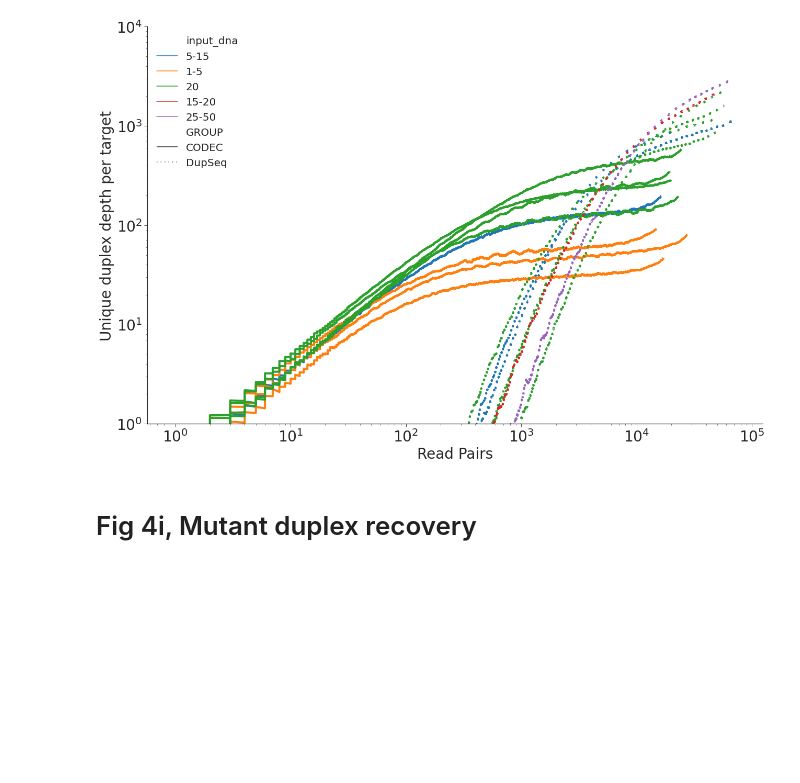
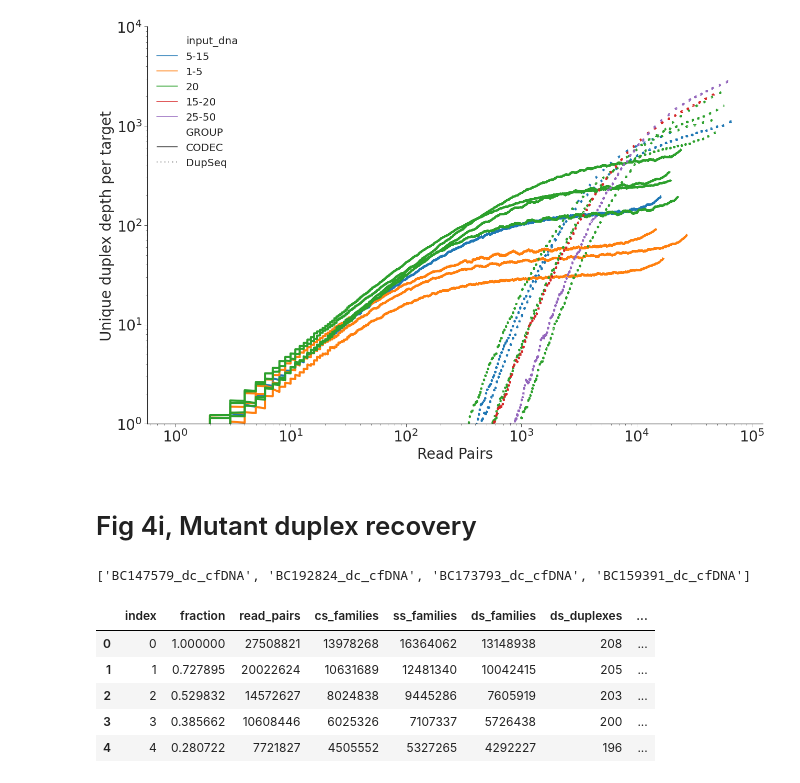
Before and after one commit to broadinstitute/CODECsuite, a Jupyter notebook: paper/duplex_yield.ipynb, the cells around one changed output. Saved outputs shown, nothing was run; the diff lists cells and outputs as text; code cells hidden in the pictures; blank space fills up the shorter version.

```diff
--- a/paper/duplex_yield.ipynb
+++ b/paper/duplex_yield.ipynb
@@ -188,16 +188,24 @@ saturation_plot(total_df, colorby="input_dna", style="GROUP")
 # %% [markdown]
 # Fig 4i, Mutant duplex recovery
 # %%
-metdir = "paper/data/figure4/i/codec"
+metdir = "/xchip/bloodbiopsy/ruolin/link_duplex/paper/data/figure4/i/codec"
 yeild_files = [file for file in os.listdir(metdir) if "cfDNA.duplex_yield_metrics" in file]
 snames = [s.split('.')[0] for s in yeild_files]
 print(snames)
 codec_total_df = pd.DataFrame()
 for sn, f in zip(snames, yeild_files):
     df = pd.read_csv(os.path.join(metdir, f), sep='\t')
     df['sample']=sn
     codec_total_df = pd.concat([codec_total_df, df])
 codec_total_df = codec_total_df.reset_index()
 codec_total_df['GROUP']="CODEC"
 codec_total_df.head()
+# %% [output]
+['BC147579_dc_cfDNA', 'BC192824_dc_cfDNA', 'BC173793_dc_cfDNA', 'BC159391_dc_cfDNA']
+|  | index | fraction | read_pairs | cs_families | ss_families | ds_families | ds_duplexes | ... |
+| 0 | 0 | 1.000000 | 27508821 | 13978268 | 16364062 | 13148938 | 208 | ... |
+| 1 | 1 | 0.727895 | 20022624 | 10631689 | 12481340 | 10042415 | 205 | ... |
+| 2 | 2 | 0.529832 | 14572627 | 8024838 | 9445286 | 7605919 | 203 | ... |
+| 3 | 3 | 0.385662 | 10608446 | 6025326 | 7107337 | 5726438 | 200 | ... |
+| 4 | 4 | 0.280722 | 7721827 | 4505552 | 5327265 | 4292227 | 196 | ... |
 # %%
```
Also changed, not shown: parts of 4 cells of this notebook, 1 other file.
